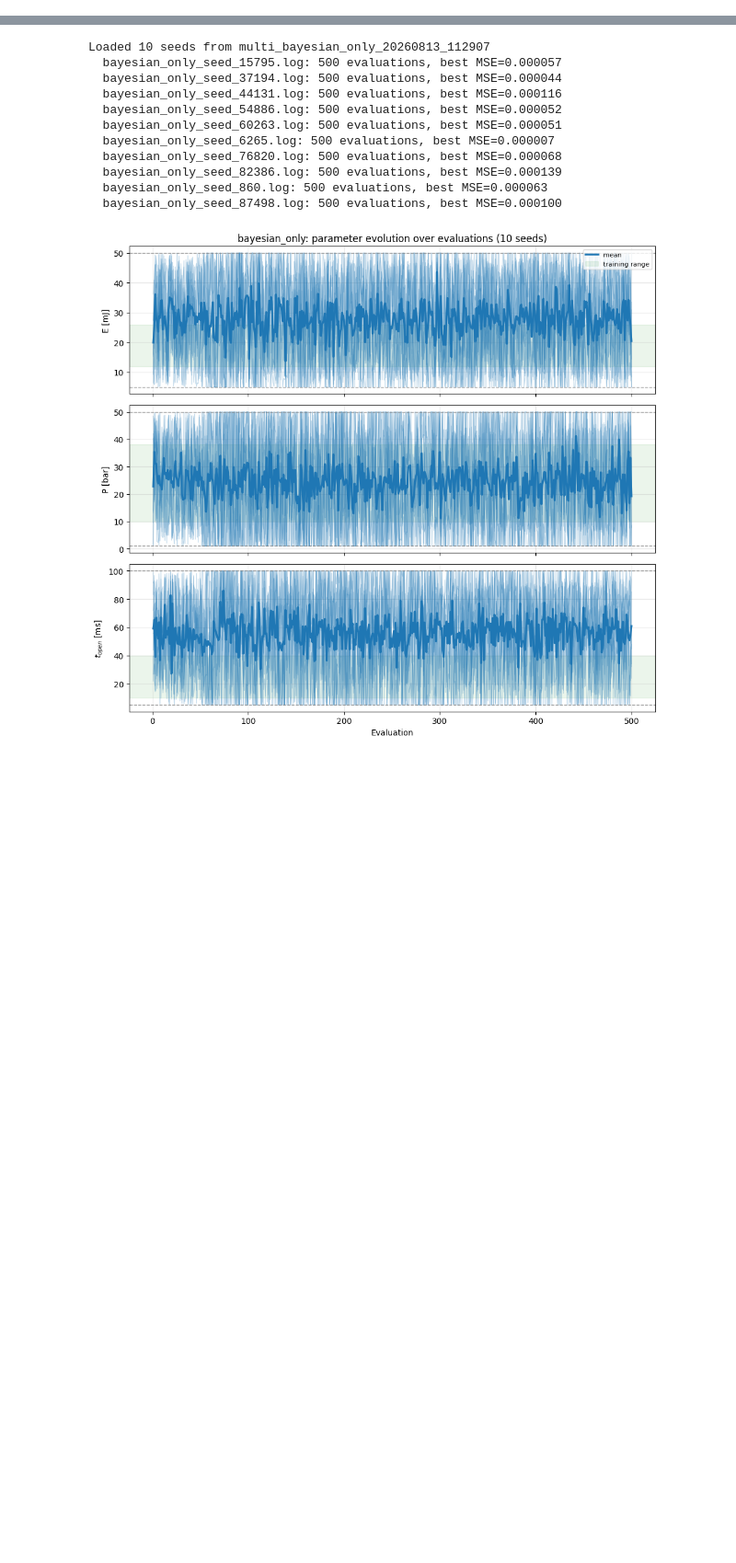
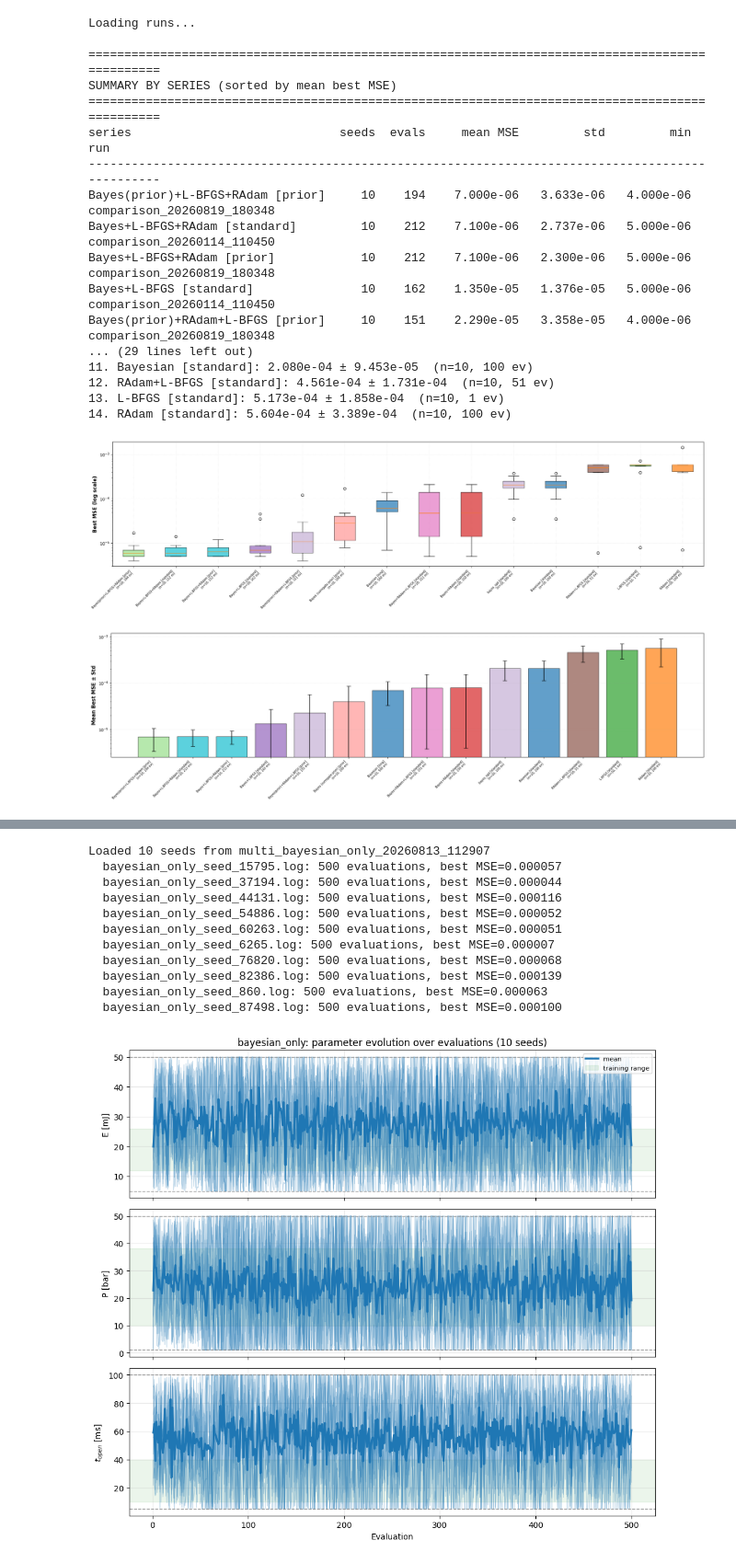
Before and after one commit to Jechmate/LWFA-diffusion-optimization, a Jupyter notebook: plots.ipynb, the cells around one changed output, grey strips where cells are left out. Shown at 92% size. Drawn from its saved outputs; the diff is of its cells as text; code cells hidden in the pictures; blank space fills up the shorter version.

Commit message:
result plots

```diff
--- a/plots.ipynb
+++ b/plots.ipynb
@@ -305,9 +305,8 @@ import re, numpy as np, matplotlib.pyplot as plt, glob, os, pandas as pd
 #   approaches : optional whitelist; omit/None to take everything found
 RUNS = [
     {'dir': 'comparison_20260114_110450', 'tag': 'standard'},
-    {'dir': 'comparison_20260819_180348', 'tag': 'sgld'},
     {'dir': 'multi_bayesian_only_20260813_112907', 'tag': 'long'},
-    {'dir': 'comparison_PRIOR',                    'tag': 'prior'},
+    {'dir': 'comparison_20260819_180348',         'tag': 'prior'},
 ]
 BASE_DIRS = [r['dir'] for r in RUNS]
 BASE_DIR = BASE_DIRS[0]
@@ -502,33 +501,53 @@ for patch, c in zip(bp['boxes'], colors):
 ax1.set_ylabel('Best MSE (log scale)', fontsize=12, fontweight='bold')
 ax1.set_yscale('log')
 ax1.grid(True, alpha=0.3, linestyle=':')
 plt.xticks(rotation=45, ha='right')
 plt.tight_layout()
 plt.savefig('plots/approach_comparison_boxplot.png', dpi=300, bbox_inches='tight')
 print("\nSaved: plots/approach_comparison_boxplot.png")
 
 # Bar chart
 fig2, ax2 = plt.subplots(figsize=(max(14, 1.5 * len(order)), 6))
 x_pos = np.arange(len(order))
 ax2.bar(x_pos, [stats[k]['mean'] for k in order], yerr=[stats[k]['std'] for k in order],
         color=colors, alpha=0.7, capsize=5, edgecolor='black')
 ax2.set_ylabel('Mean Best MSE ± Std', fontsize=12, fontweight='bold')
 ax2.set_xticks(x_pos)
 ax2.set_xticklabels(labels, rotation=45, ha='right', fontsize=7)
 ax2.set_yscale('log')
 ax2.grid(True, alpha=0.3, linestyle=':', axis='y')
 plt.tight_layout()
 plt.savefig('plots/approach_comparison_bars.png', dpi=300, bbox_inches='tight')
 print("Saved: plots/approach_comparison_bars.png")
 
 print("\n" + "=" * 60)
 print("RANKING BY MEAN MSE")
 print("=" * 60)
 for i, k in enumerate(order, 1):
     s = stats[k]
     print(f"{i}. {s['label']}: {s['mean']:.3e} ± {s['std']:.3e}  (n={s['n']}, {s['evals']} ev)")
 
 plt.show()
+# %% [output]
+Loading runs...
+
+================================================================================================
+SUMMARY BY SERIES (sorted by mean best MSE)
+================================================================================================
+series                             seeds  evals     mean MSE         std         min  run
+------------------------------------------------------------------------------------------------
+Bayes(prior)+L-BFGS+RAdam [prior]     10    194    7.000e-06   3.633e-06   4.000e-06  comparison_20260819_180348
+Bayes+L-BFGS+RAdam [standard]         10    212    7.100e-06   2.737e-06   5.000e-06  comparison_20260114_110450
+Bayes+L-BFGS+RAdam [prior]            10    212    7.100e-06   2.300e-06   5.000e-06  comparison_20260819_180348
+Bayes+L-BFGS [standard]               10    162    1.350e-05   1.376e-05   5.000e-06  comparison_20260114_110450
+Bayes(prior)+RAdam+L-BFGS [prior]     10    151    2.290e-05   3.358e-05   4.000e-06  comparison_20260819_180348
+... (29 lines left out)
+11. Bayesian [standard]: 2.080e-04 ± 9.453e-05  (n=10, 100 ev)
+12. RAdam+L-BFGS [standard]: 4.561e-04 ± 1.731e-04  (n=10, 51 ev)
+13. L-BFGS [standard]: 5.173e-04 ± 1.858e-04  (n=10, 1 ev)
+14. RAdam [standard]: 5.604e-04 ± 3.389e-04  (n=10, 100 ev)
+[figure, added]
+[figure, added]
 # %%
 # =============================================================================
 # Cell 2: Export statistics and generate LaTeX table
```
Also changed, not shown: parts of 1 cell of this notebook.
